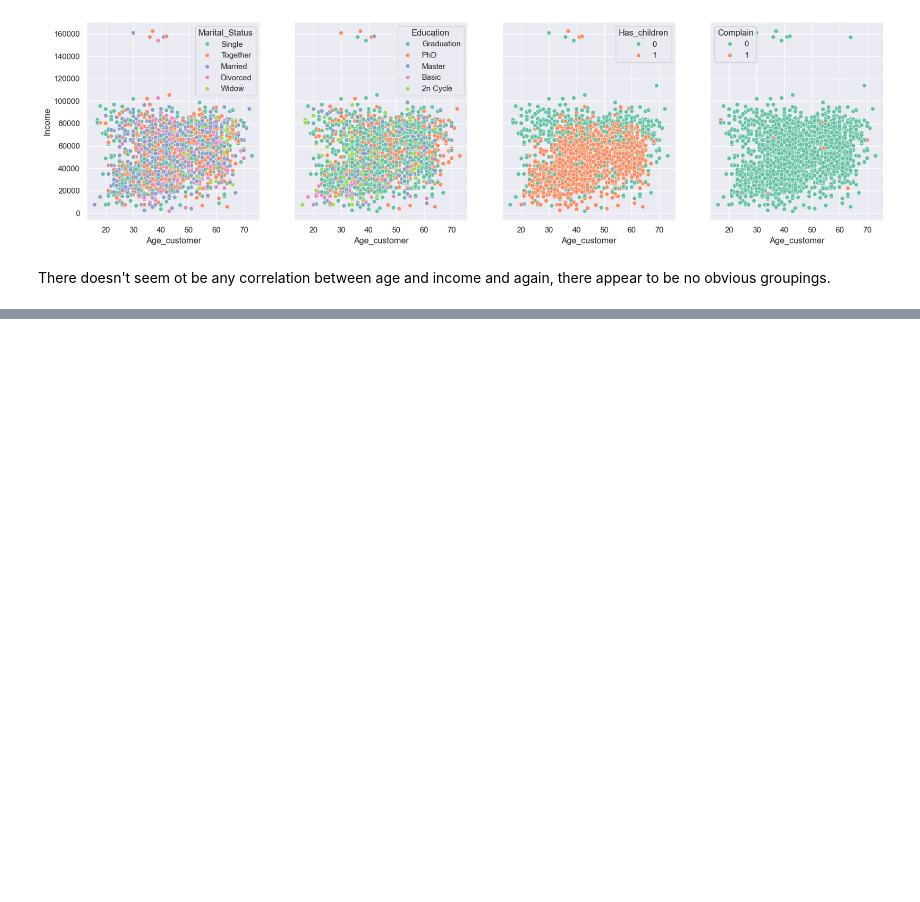
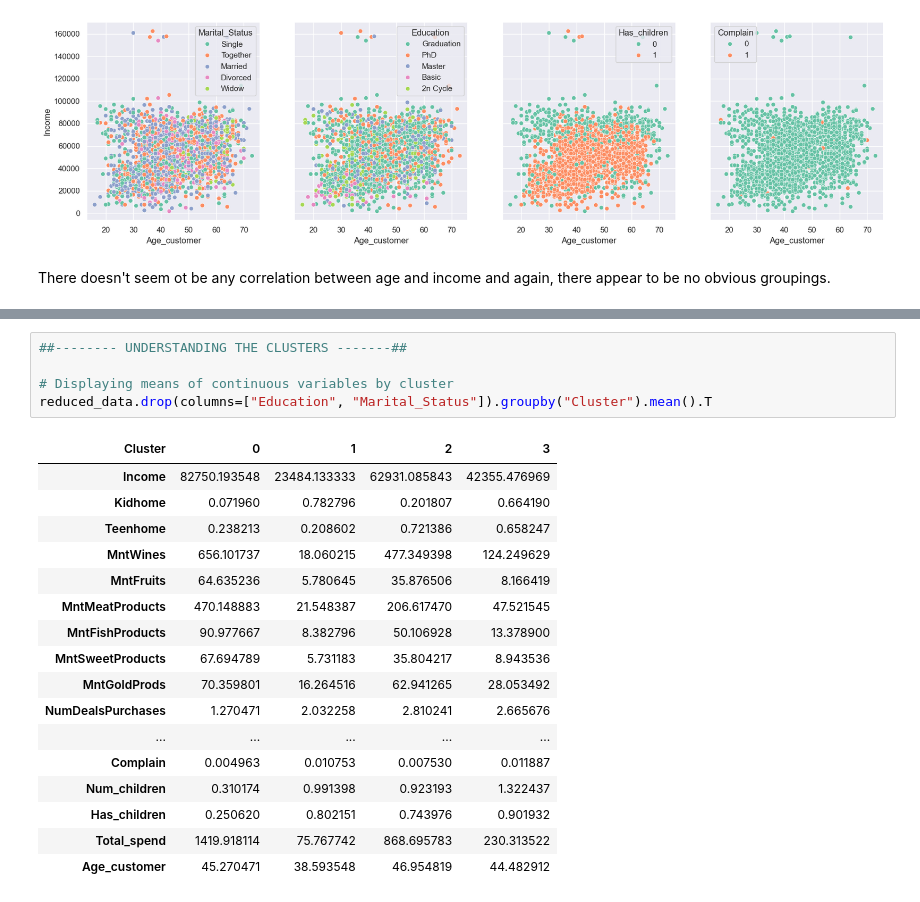
Before and after one commit to windc-888/Customer-segmentation, a Jupyter notebook: code.ipynb, the cells around one changed output, grey strips where cells are left out. Cells and saved outputs as stored; diff of their text form; blank space fills up the shorter version.

```diff
--- a/code.ipynb
+++ b/code.ipynb
@@ -304,0 +389,23 @@ There doesn't seem ot be any correlation between age and income and again, there
+# %%
+##-------- UNDERSTANDING THE CLUSTERS -------##
+
+# Displaying means of continuous variables by cluster
+reduced_data.drop(columns=["Education", "Marital_Status"]).groupby("Cluster").mean().T
+# %% [output]
+| Cluster | 0 | 1 | 2 | 3 |
+| Income | 82750.193548 | 23484.133333 | 62931.085843 | 42355.476969 |
+| Kidhome | 0.071960 | 0.782796 | 0.201807 | 0.664190 |
+| Teenhome | 0.238213 | 0.208602 | 0.721386 | 0.658247 |
+| MntWines | 656.101737 | 18.060215 | 477.349398 | 124.249629 |
+| MntFruits | 64.635236 | 5.780645 | 35.876506 | 8.166419 |
+| MntMeatProducts | 470.148883 | 21.548387 | 206.617470 | 47.521545 |
+| MntFishProducts | 90.977667 | 8.382796 | 50.106928 | 13.378900 |
+| MntSweetProducts | 67.694789 | 5.731183 | 35.804217 | 8.943536 |
+| MntGoldProds | 70.359801 | 16.264516 | 62.941265 | 28.053492 |
+| NumDealsPurchases | 1.270471 | 2.032258 | 2.810241 | 2.665676 |
+| ... | ... | ... | ... | ... |
+| Complain | 0.004963 | 0.010753 | 0.007530 | 0.011887 |
+| Num_children | 0.310174 | 0.991398 | 0.923193 | 1.322437 |
+| Has_children | 0.250620 | 0.802151 | 0.743976 | 0.901932 |
+| Total_spend | 1419.918114 | 75.767742 | 868.695783 | 230.313522 |
+| Age_customer | 45.270471 | 38.593548 | 46.954819 | 44.482912 |
```
Also changed, not shown: parts of 8 cells of this notebook.
